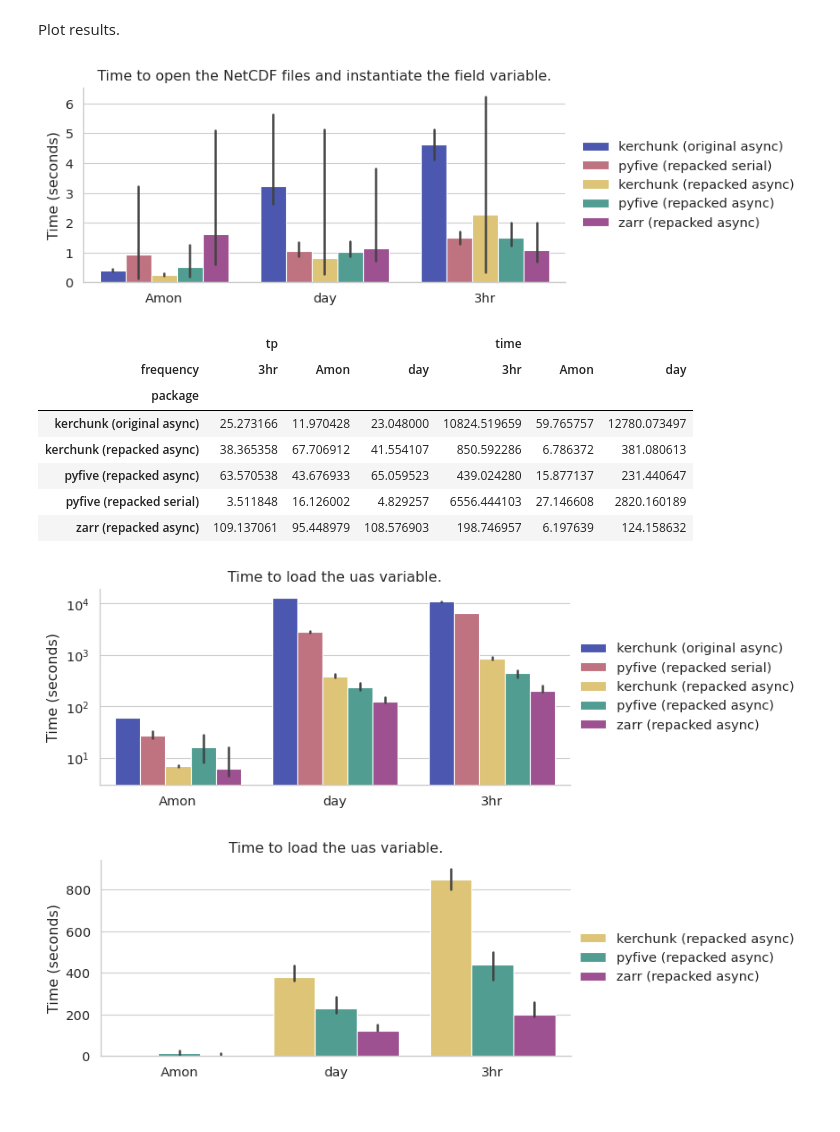
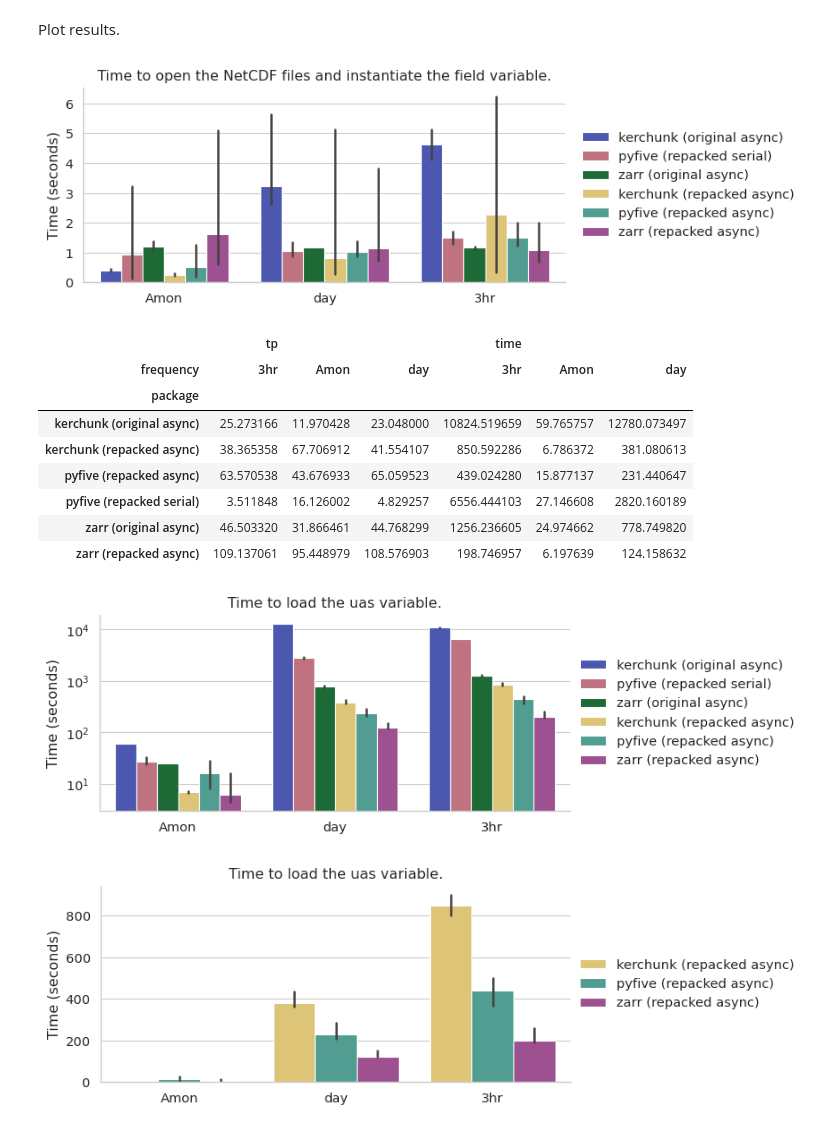
Before and after one commit to zequihg50/new-insights-netcdf, a Jupyter notebook: results.ipynb, the cells around one changed output. Drawn from its saved outputs; the diff is of its cells as text; code cells hidden in the pictures.

```diff
--- a/results.ipynb
+++ b/results.ipynb
@@ -71,6 +71,7 @@ df.loc[df["workers"]==101, "package"] = "kerchunk (original async)"
 df.loc[(df["workers"]==100) & (df["package"]=="kerchunk"), "package"] = "kerchunk (repacked async)"
 df.loc[(df["workers"]==100) & (df["package"]=="pyfive"), "package"] = "pyfive (repacked async)"
 df.loc[(df["workers"]==1) & (df["package"]=="pyfive"), "package"] = "pyfive (repacked serial)"
+df.loc[(df["chunksize"]==5) & (df["package"]=="zarr"), "package"] = "zarr (original async)"
 df.loc[(df["package"]=="zarr"), "package"] = "zarr (repacked async)"
 
 df = df[~(df["name"]=="locate")]
@@ -89,6 +90,7 @@ palette = {
     "kerchunk (repacked async)": "#EECC66",
     "pyfive (repacked async)": "#44AA99",
     "zarr (repacked async)": "#AA4499",
+    "zarr (original async)": "#117733",
 }
 
 fig, ax = plt.subplots(figsize=(10, 3))
@@ -101,6 +103,7 @@ seaborn.barplot(
     hue_order=[
         "kerchunk (original async)",
         "pyfive (repacked serial)",
+        "zarr (original async)",
         "kerchunk (repacked async)",
         "pyfive (repacked async)",
         "zarr (repacked async)",
@@ -127,7 +130,7 @@ fig.tight_layout()
 fig.savefig("open.pdf", bbox_inches="tight")
 plt.show()
 # %% [output]
-[figure, old version]
+[figure, new version]
 # %%
 tp = df[df["name"]=="load"][["package", "frequency", "tp"]].groupby(["package", "frequency"]).mean().reset_index()
 time = df[df["name"]=="load"][["package", "frequency", "time"]].groupby(["package", "frequency"]).mean().reset_index()
@@ -141,6 +144,7 @@ tp.set_index(["package", "frequency"]).join(time.set_index(["package", "frequenc
 | kerchunk (repacked async) | 38.365358 | 67.706912 | 41.554107 | 850.592286 | 6.786372 | 381.080613 |
 | pyfive (repacked async) | 63.570538 | 43.676933 | 65.059523 | 439.024280 | 15.877137 | 231.440647 |
 | pyfive (repacked serial) | 3.511848 | 16.126002 | 4.829257 | 6556.444103 | 27.146608 | 2820.160189 |
+| zarr (original async) | 46.503320 | 31.866461 | 44.768299 | 1256.236605 | 24.974662 | 778.749820 |
 | zarr (repacked async) | 109.137061 | 95.448979 | 108.576903 | 198.746957 | 6.197639 | 124.158632 |
 # %%
 seaborn.set_theme(
@@ -155,6 +159,7 @@ palette = {
     "kerchunk (repacked async)": "#EECC66",
     "pyfive (repacked async)": "#44AA99",
     "zarr (repacked async)": "#AA4499",
+    "zarr (original async)": "#117733",
 }
 
 fig, ax = plt.subplots(figsize=(10, 3))
@@ -167,34 +172,35 @@ seaborn.barplot(
     hue_order=[
         "kerchunk (original async)",
         "pyfive (repacked serial)",
+        "zarr (original async)",
         "kerchunk (repacked async)",
         "pyfive (repacked async)",
         "zarr (repacked async)",
     ],
     order=["Amon", "day", "3hr"],
     palette=palette,
     errorbar=("pi", 100),
     ax=ax
 )
 
 ax.set_xlabel("")
 ax.set_ylabel("Time (seconds)")
 ax.set_title("Time to load the uas variable.")
 ax.set(yscale="log")
 
 seaborn.despine(ax=ax)
 
 ax.legend(
     loc="center right",
     bbox_to_anchor=(1.5, .5),
     frameon=False,
 )
 
 fig.tight_layout()
 fig.savefig("load.pdf", bbox_inches="tight")
 plt.show()
 # %% [output]
-[figure, old version]
+[figure, new version]
 # %%
 subset = df[(df["package"].isin(["kerchunk (repacked async)", "pyfive (repacked async)", "zarr (repacked async)"]))]
 
```
Also changed, not shown: 1 other file.
